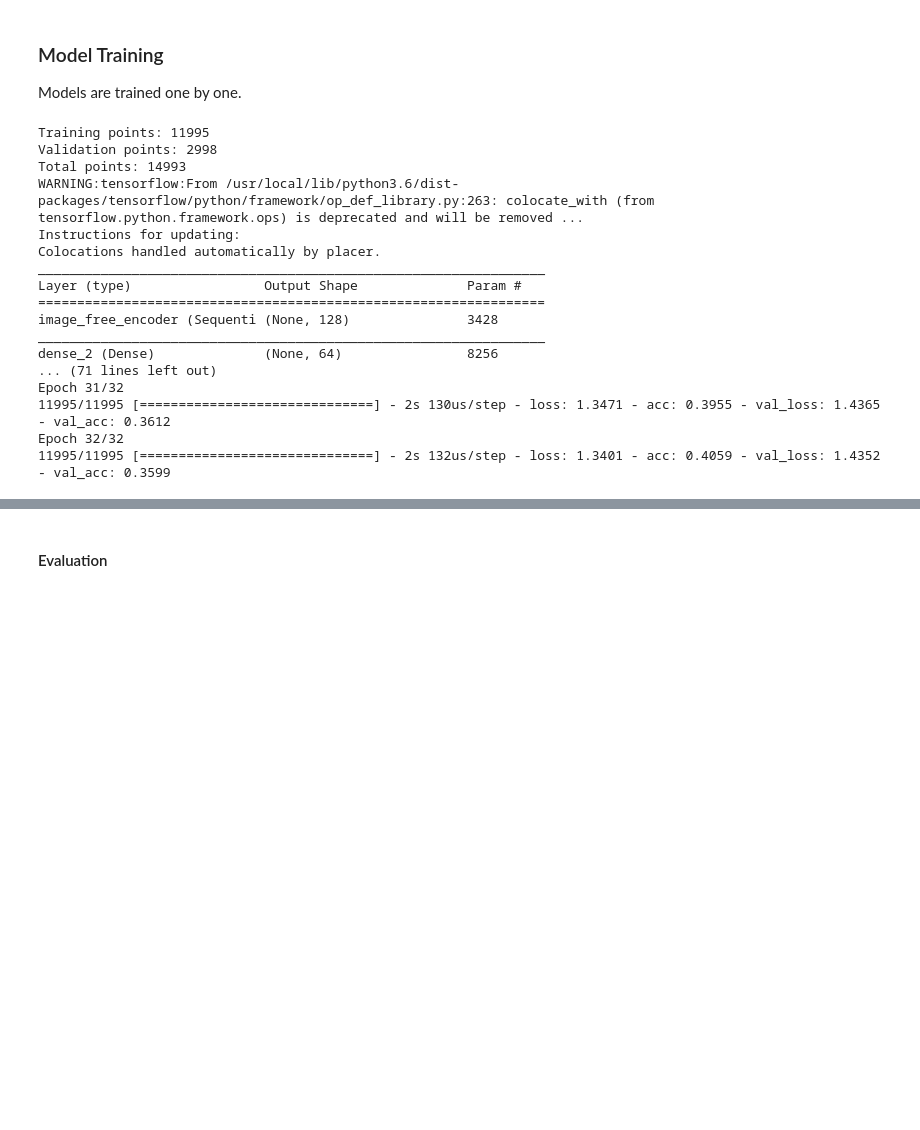
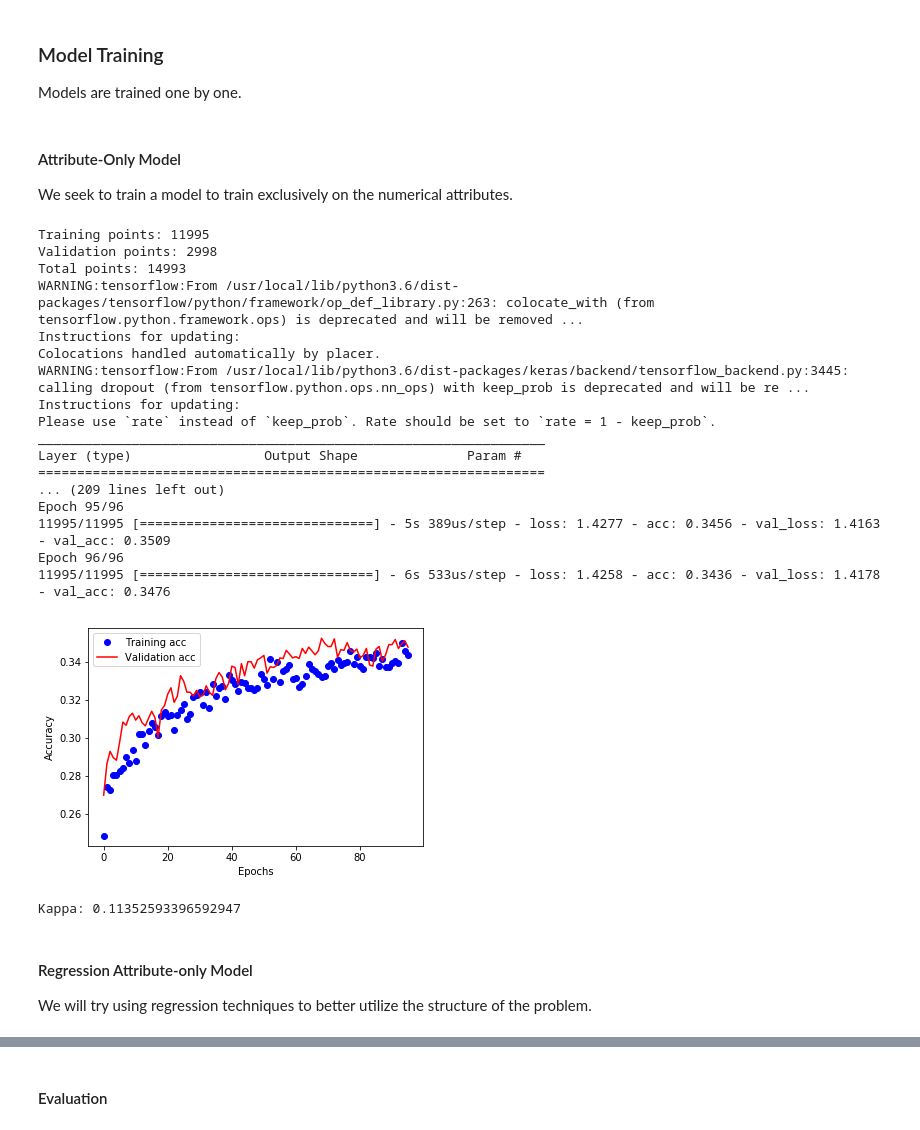
Before and after one commit to wzamlynny/cs583-project, a Jupyter notebook: documents/OurModels.ipynb, the cells around one changed output, grey strips where cells are left out. Cells and saved outputs as stored; diff of their text form; code cells hidden in the pictures; blank space fills up the shorter version.

```diff
--- a/documents/OurModels.ipynb
+++ b/documents/OurModels.ipynb
@@ -458,12 +710,15 @@ class UnionModel(KaggleModel):
 # %% [markdown]
 ### Training Procedure
 # %%
-def train_model(mdl, X, Y, epochs=32):
+from keras.optimizers import Adam
+
+def train_model(mdl, X, Y, epochs=32, return_history=False, use_cat_out=True):
     # Shuffle the data
     shuffle(X, Y)
 
     # One hot encode the output
-    Y = to_categorical(Y)
+    if use_cat_out:
+        Y = to_categorical(Y)
 
     # Validation split
     (X_train, Y_train), (X_valid, Y_valid) = split(X, Y)
@@ -475,25 +730,32 @@ def train_model(mdl, X, Y, epochs=32):
     clf = mdl((X_train, Y_train), (X_valid, Y_valid))
 
     # Build the model
-    clf.compile()
+    clf.compile(optimizer=Adam(lr=2e-4))
 
     # Fit to the data
-    clf.train(epochs=epochs)
+    history = clf.train(epochs=epochs)
 
-    return clf
+    if return_history:
+        return clf, history
+    else:
+        return clf
 # %% [markdown]
 ### Model Training
 
 Models are trained one by one.
+# %% [markdown]
+#### Attribute-Only Model
+
+We seek to train a model to train exclusively on the numerical attributes.
 # %%
 # Attribute model data
 X_attr, Y_attr = convert_for_single_axis(X, Y, ax=0)
 
 # Image-free model
-attr_clf = ImageFreeModel
+attr_clf = OheModel
 
 # Train the model
-attr_clf = train_model(attr_clf, X_attr, Y_attr, epochs=32)
+attr_clf, history = train_model(attr_clf, X_attr, Y_attr, epochs=96, return_history=True)
 # %% [output]
 Training points: 11995
 Validation points: 2998
@@ -501,14 +763,14 @@ Total points: 14993
 WARNING:tensorflow:From /usr/local/lib/python3.6/dist-packages/tensorflow/python/framework/op_def_library.py:263: colocate_with (from tensorflow.python.framework.ops) is deprecated and will be removed ...
 Instructions for updating:
 Colocations handled automatically by placer.
+WARNING:tensorflow:From /usr/local/lib/python3.6/dist-packages/keras/backend/tensorflow_backend.py:3445: calling dropout (from tensorflow.python.ops.nn_ops) with keep_prob is deprecated and will be re ...
+Instructions for updating:
+Please use `rate` instead of `keep_prob`. Rate should be set to `rate = 1 - keep_prob`.
 _________________________________________________________________
 Layer (type)                 Output Shape              Param #
 =================================================================
-image_free_encoder (Sequenti (None, 128)               3428
-_________________________________________________________________
-dense_2 (Dense)              (None, 64)                8256
-... (71 lines left out)
-Epoch 31/32
-11995/11995 [==============================] - 2s 130us/step - loss: 1.3471 - acc: 0.3955 - val_loss: 1.4365 - val_acc: 0.3612
-Epoch 32/32
-11995/11995 [==============================] - 2s 132us/step - loss: 1.3401 - acc: 0.4059 - val_loss: 1.4352 - val_acc: 0.3599
+... (209 lines left out)
+Epoch 95/96
+11995/11995 [==============================] - 5s 389us/step - loss: 1.4277 - acc: 0.3456 - val_loss: 1.4163 - val_acc: 0.3509
+Epoch 96/96
+11995/11995 [==============================] - 6s 533us/step - loss: 1.4258 - acc: 0.3436 - val_loss: 1.4178 - val_acc: 0.3476
@@ -514,0 +787,34 @@ Epoch 32/32
+# %%
+from matplotlib import pyplot as plt
+
+acc = history.history['acc']
+val_acc = history.history['val_acc']
+
+epochs = range(len(acc))
+
+plt.plot(epochs, acc, 'bo', label='Training acc')
+plt.plot(epochs, val_acc, 'r', label='Validation acc')
+plt.xlabel('Epochs')
+plt.ylabel('Accuracy')
+plt.legend()
+plt.show()
+# %% [output]
+[figure, added]
+# %%
+from sklearn.metrics import cohen_kappa_score
+
+X_valid, Y_valid = attr_clf.test_data
+
+Y_pred = attr_clf.predict(X_valid)
+
+# Convert to numeric labels
+Y_valid = np.argmax(Y_valid, -1)
+Y_pred = np.argmax(Y_pred, -1)
+
+print('Kappa:', cohen_kappa_score(Y_valid, Y_pred))
+# %% [output]
+Kappa: 0.11352593396592947
+# %% [markdown]
+#### Regression Attribute-only Model
+
+We will try using regression techniques to better utilize the structure of the problem.
```
Also changed, not shown: parts of 31 cells of this notebook, 1 other file.
